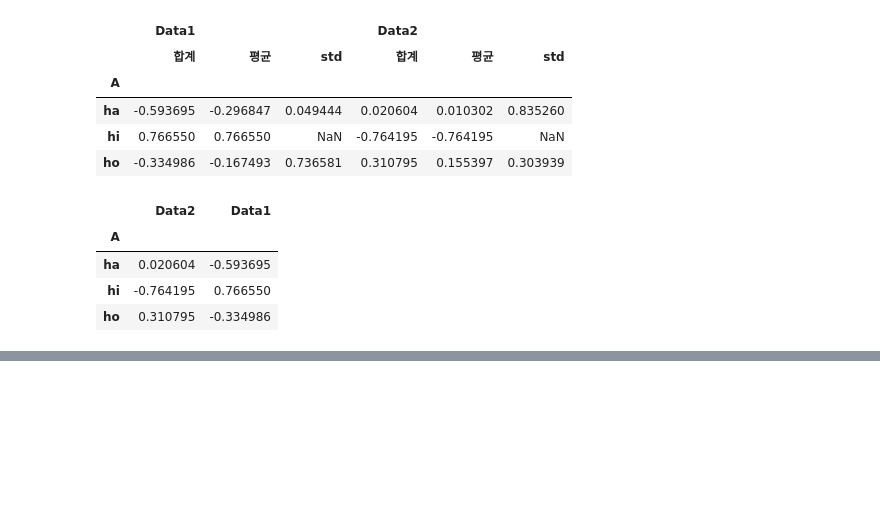
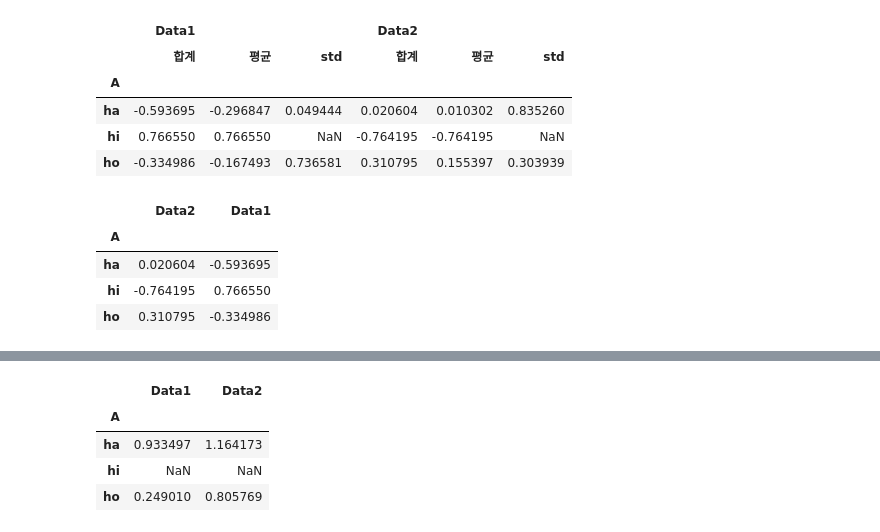
Before and after one commit to jooyyoo/Data-Mining, a Jupyter notebook: DataMining_11.2.ipynb, the cells around one changed output, grey strips where cells are left out. Saved outputs shown, nothing was run; the diff lists cells and outputs as text; code cells hidden in the pictures; blank space fills up the shorter version.

```diff
--- a/DataMining_11.2.ipynb
+++ b/DataMining_11.2.ipynb
@@ -301,0 +317,8 @@ grouped.agg({'Data2':np.sum,'Data1':lambda x:np.sum(x)})
+# %%
+df.groupby('A').std()
+# %% [output]
+|  | Data1 | Data2 |
+| A |  |  |
+| ha | 0.933497 | 1.164173 |
+| hi | NaN | NaN |
+| ho | 0.249010 | 0.805769 |
```
Also changed, not shown: parts of 1 cell of this notebook.
